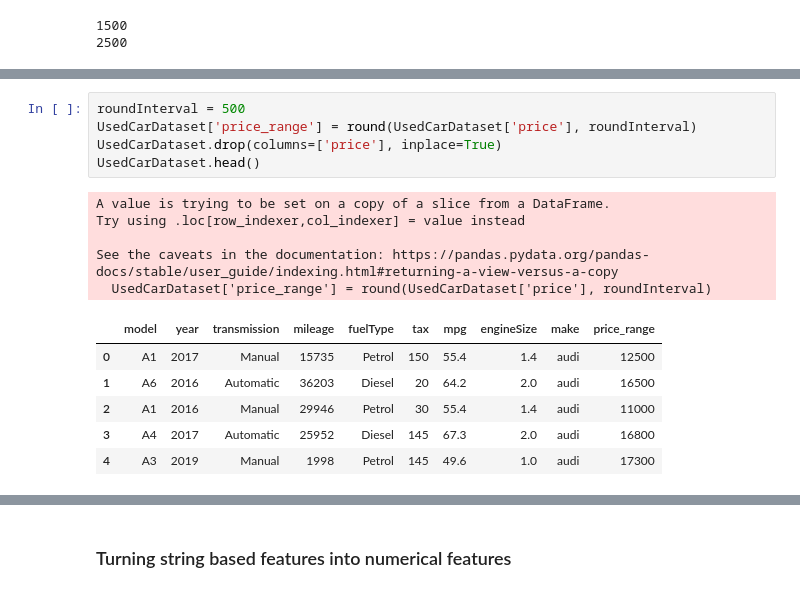
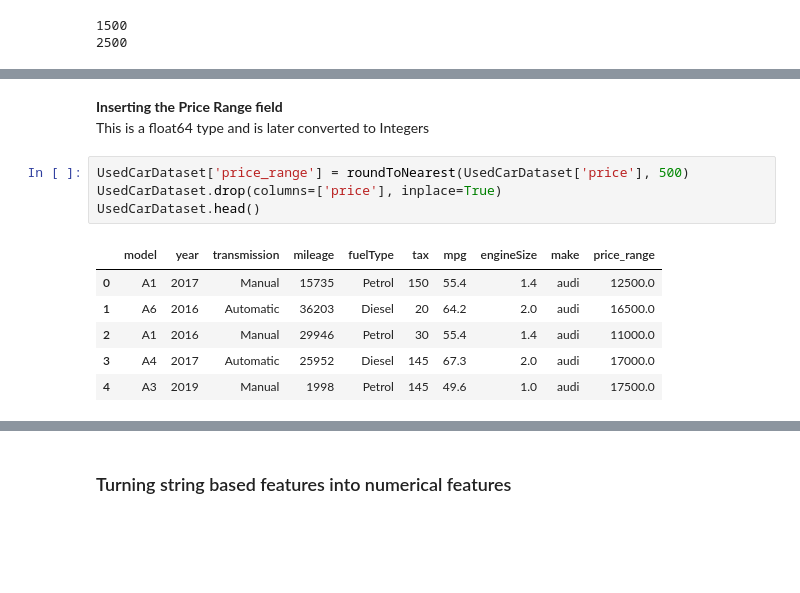
Before and after one commit to ScottGrant528/honours, a Jupyter notebook: HonoursProject.ipynb, the cells around one changed output, grey strips where cells are left out. Drawn from its saved outputs; the diff is of its cells as text; blank space fills up the shorter version.

```diff
--- a/HonoursProject.ipynb
+++ b/HonoursProject.ipynb
@@ -498,17 +504,14 @@ There were -869193 cars removed in pre-processing
+# %% [markdown]
+**Inserting the Price Range field**
+<br>This is a float64 type and is later converted to Integers
 # %%
-roundInterval = 500
-UsedCarDataset['price_range'] = round(UsedCarDataset['price'], roundInterval)
+UsedCarDataset['price_range'] = roundToNearest(UsedCarDataset['price'], 500)
 UsedCarDataset.drop(columns=['price'], inplace=True)
 UsedCarDataset.head()
 # %% [output]
-A value is trying to be set on a copy of a slice from a DataFrame.
-Try using .loc[row_indexer,col_indexer] = value instead
-
-See the caveats in the documentation: https://pandas.pydata.org/pandas-docs/stable/user_guide/indexing.html#returning-a-view-versus-a-copy
-  UsedCarDataset['price_range'] = round(UsedCarDataset['price'], roundInterval)
 |  | model | year | transmission | mileage | fuelType | tax | mpg | engineSize | make | price_range |
-| 0 | A1 | 2017 | Manual | 15735 | Petrol | 150 | 55.4 | 1.4 | audi | 12500 |
-| 1 | A6 | 2016 | Automatic | 36203 | Diesel | 20 | 64.2 | 2.0 | audi | 16500 |
-| 2 | A1 | 2016 | Manual | 29946 | Petrol | 30 | 55.4 | 1.4 | audi | 11000 |
-| 3 | A4 | 2017 | Automatic | 25952 | Diesel | 145 | 67.3 | 2.0 | audi | 16800 |
-| 4 | A3 | 2019 | Manual | 1998 | Petrol | 145 | 49.6 | 1.0 | audi | 17300 |
+| 0 | A1 | 2017 | Manual | 15735 | Petrol | 150 | 55.4 | 1.4 | audi | 12500.0 |
+| 1 | A6 | 2016 | Automatic | 36203 | Diesel | 20 | 64.2 | 2.0 | audi | 16500.0 |
+| 2 | A1 | 2016 | Manual | 29946 | Petrol | 30 | 55.4 | 1.4 | audi | 11000.0 |
+| 3 | A4 | 2017 | Automatic | 25952 | Diesel | 145 | 67.3 | 2.0 | audi | 17000.0 |
+| 4 | A3 | 2019 | Manual | 1998 | Petrol | 145 | 49.6 | 1.0 | audi | 17500.0 |
```
Also changed, not shown: parts of 65 cells of this notebook, 2 other files.
